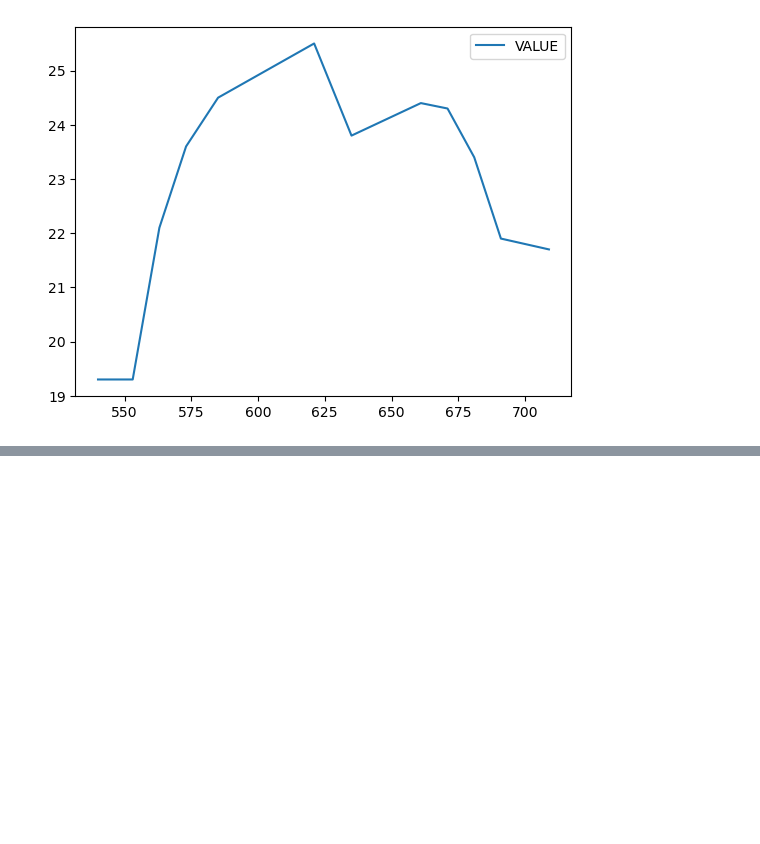
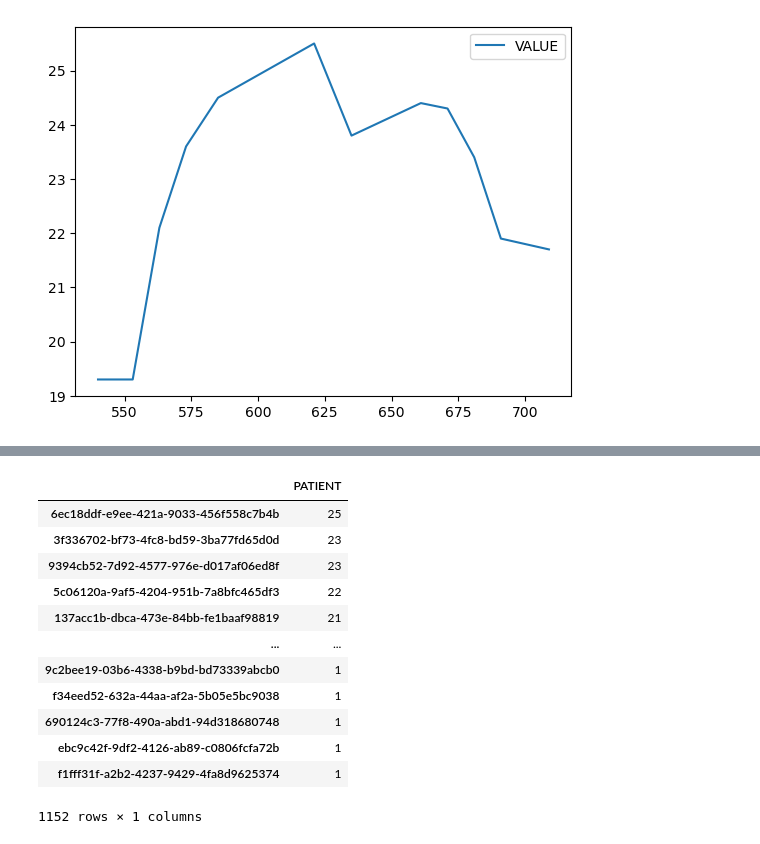
Before and after one commit to bsenst/dtc-de-2023, a Jupyter notebook: fhir-synthea-project/notebooks/eda-synthea-obesity.ipynb, the cells around one changed output, grey strips where cells are left out. Drawn from its saved outputs; the diff is of its cells as text; code cells hidden in the pictures; blank space fills up the shorter version.

```diff
--- a/fhir-synthea-project/notebooks/eda-synthea-obesity.ipynb
+++ b/fhir-synthea-project/notebooks/eda-synthea-obesity.ipynb
@@ -90,0 +131,17 @@ bmi.PATIENT.nunique()
+# %%
+# nr of conditions per patient
+pd.DataFrame(conditions.PATIENT.value_counts())
+# %% [output]
+|  | PATIENT |
+| 6ec18ddf-e9ee-421a-9033-456f558c7b4b | 25 |
+| 3f336702-bf73-4fc8-bd59-3ba77fd65d0d | 23 |
+| 9394cb52-7d92-4577-976e-d017af06ed8f | 23 |
+| 5c06120a-9af5-4204-951b-7a8bfc465df3 | 22 |
+| 137acc1b-dbca-473e-84bb-fe1baaf98819 | 21 |
+| ... | ... |
+| 9c2bee19-03b6-4338-b9bd-bd73339abcb0 | 1 |
+| f34eed52-632a-44aa-af2a-5b05e5bc9038 | 1 |
+| 690124c3-77f8-490a-abd1-94d318680748 | 1 |
+| ebc9c42f-9df2-4126-ab89-c0806fcfa72b | 1 |
+| f1fff31f-a2b2-4237-9429-4fa8d9625374 | 1 |
+1152 rows × 1 columns
```
Also changed, not shown: parts of 12 cells of this notebook.
